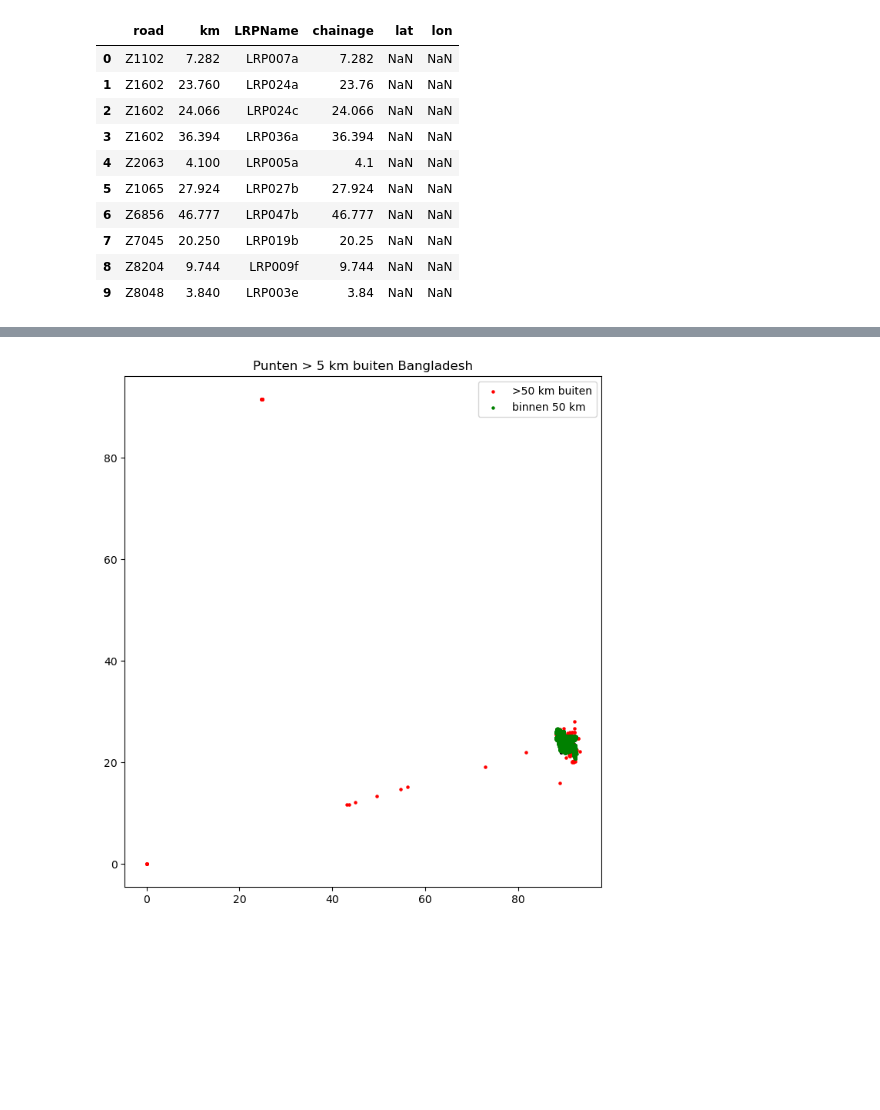
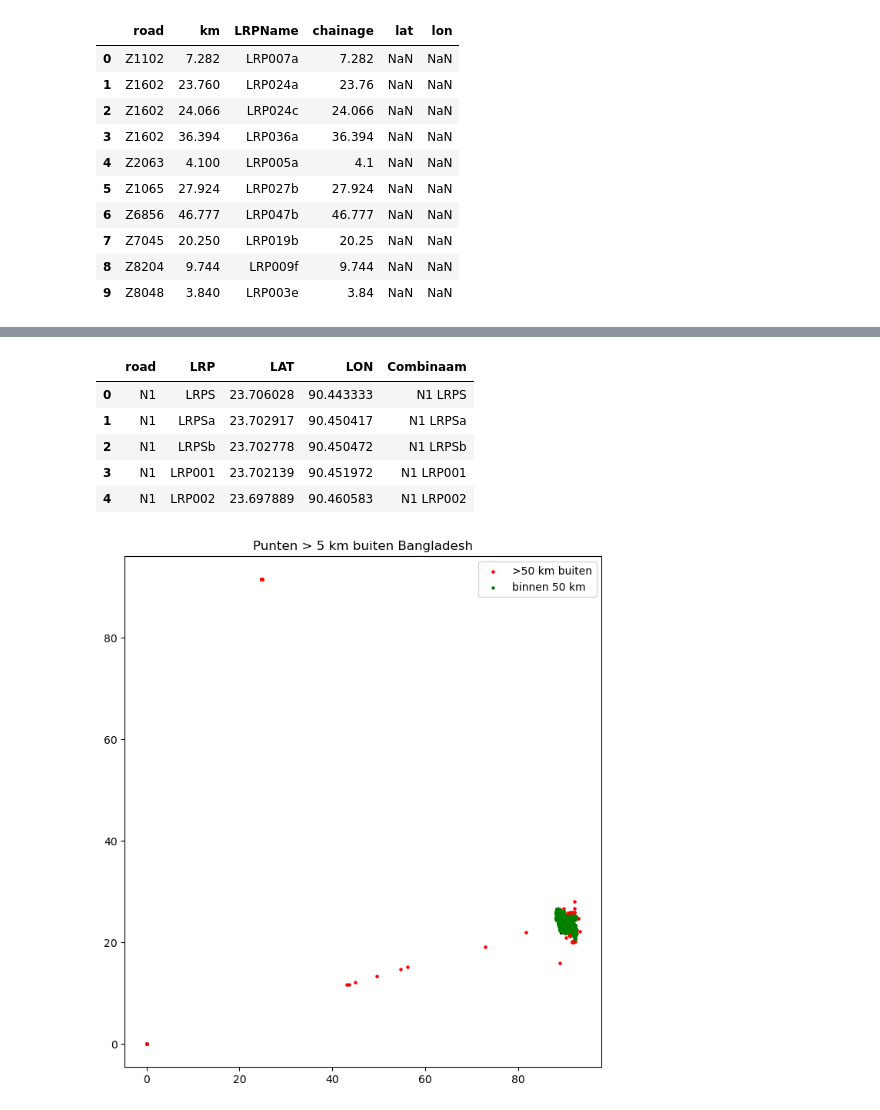
Before and after one commit to nielsvdd42/EPA133A-Advanced-Simulation-Group-1, a Jupyter notebook: Assignment 1/EPA133a-G01-A1/notebook/BridgesLieke.ipynb, the cells around one changed output, grey strips where cells are left out. Saved outputs shown, nothing was run; the diff lists cells and outputs as text; code cells hidden in the pictures; blank space fills up the shorter version.

```diff
--- a/Assignment 1/EPA133a-G01-A1/notebook/BridgesLieke.ipynb
+++ b/Assignment 1/EPA133a-G01-A1/notebook/BridgesLieke.ipynb
@@ -133,3 +297,12 @@ See the caveats in the documentation: https://pandas.pydata.org/pandas-docs/stab
+# %%
+df_roads1.head()
+# %% [output]
+|  | road | LRP | LAT | LON | Combinaam |
+| 0 | N1 | LRPS | 23.706028 | 90.443333 | N1 LRPS |
+| 1 | N1 | LRPSa | 23.702917 | 90.450417 | N1 LRPSa |
+| 2 | N1 | LRPSb | 23.702778 | 90.450472 | N1 LRPSb |
+| 3 | N1 | LRP001 | 23.702139 | 90.451972 | N1 LRP001 |
+| 4 | N1 | LRP002 | 23.697889 | 90.460583 | N1 LRP002 |
 # %%
 # #rounded geographical borders from Bangladesh, with small buffer
 # LAT_MIN, LAT_MAX = 20.57 - 0.1, 26.63 + 0.1
```
Also changed, not shown: parts of 8 cells of this notebook.
